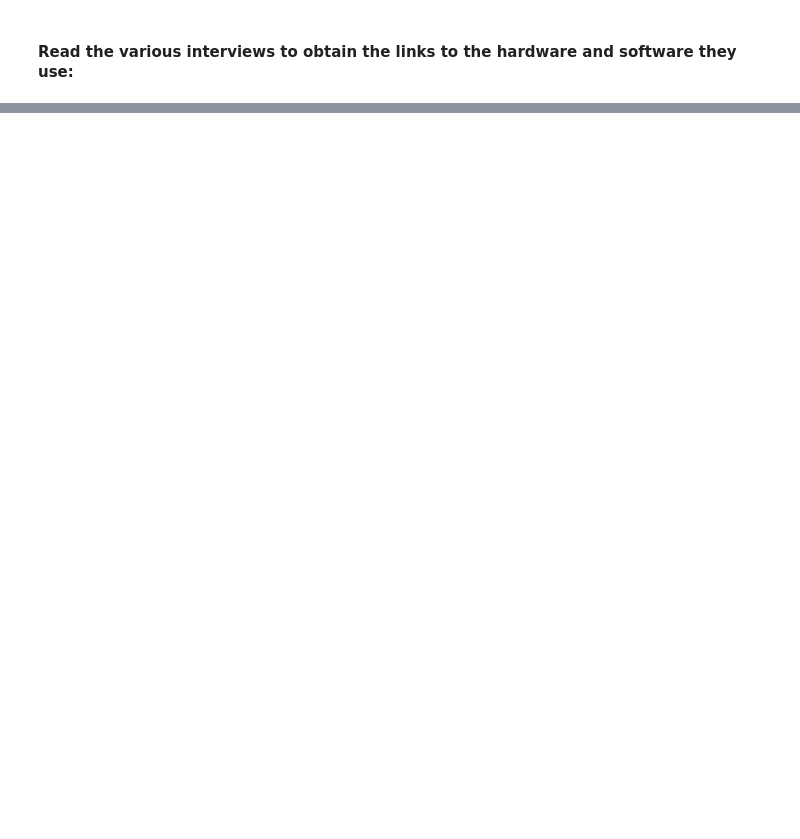
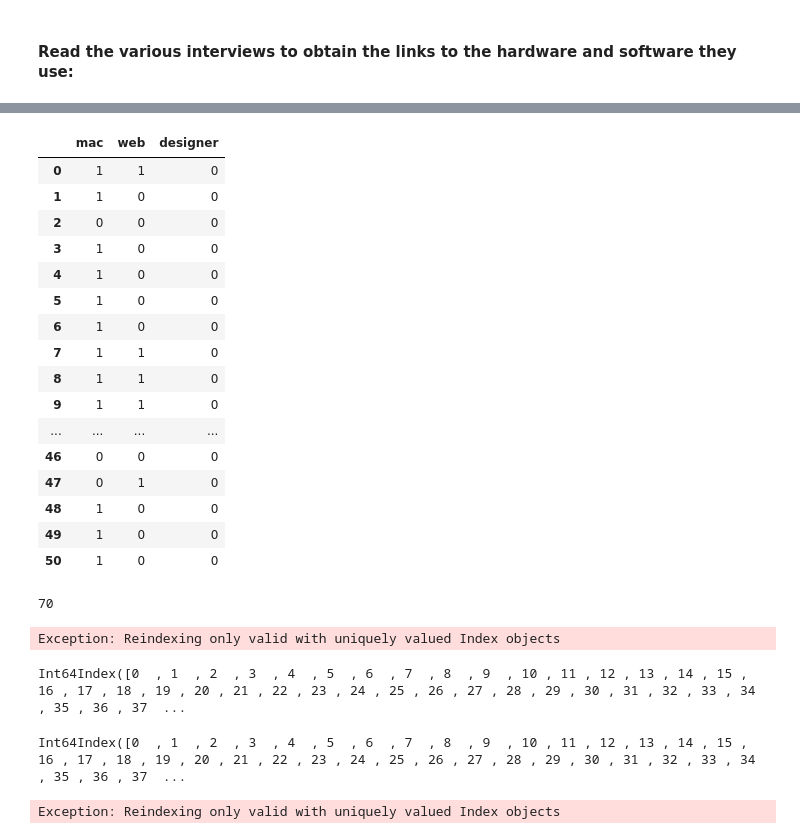
Before and after one commit to becomingGuru/usesthis_analysis, a Jupyter notebook: analysis.ipynb, the cells around one changed output, grey strips where cells are left out. Drawn from its saved outputs; the diff is of its cells as text; code cells hidden in the pictures; blank space fills up the shorter version.

```diff
--- a/analysis.ipynb
+++ b/analysis.ipynb
@@ -109,0 +166,6 @@ ps_wares.value_counts()[:15].plot(kind='bar')
+# %%
+all_cats = []
+for cat in interview_frame.categories:
+    all_cats.extend(cat)
+# %%
+unique_cats = set(all_cats)
@@ -109,0 +196,2 @@ ps_wares.value_counts()[:15].plot(kind='bar')
+# %%
+cats_frame = pd.DataFrame(np.zeros((len(interview_frame), len(unique_cats))), columns=unique_cats)
@@ -109,0 +218,43 @@ ps_wares.value_counts()[:15].plot(kind='bar')
+# %%
+for i,person_categories in enumerate(interview_frame.categories):
+    cats_frame.ix[i,person_categories]=1
+# %%
+cats_frame.ix[:50,['mac','web','designer']]
+# %% [output]
+|  | mac | web | designer |
+| 0 | 1 | 1 | 0 |
+| 1 | 1 | 0 | 0 |
+| 2 | 0 | 0 | 0 |
+| 3 | 1 | 0 | 0 |
+| 4 | 1 | 0 | 0 |
+| 5 | 1 | 0 | 0 |
+| 6 | 1 | 0 | 0 |
+| 7 | 1 | 1 | 0 |
+| 8 | 1 | 1 | 0 |
+| 9 | 1 | 1 | 0 |
+| ... | ... | ... | ... |
+| 46 | 0 | 0 | 0 |
+| 47 | 0 | 1 | 0 |
+| 48 | 1 | 0 | 0 |
+| 49 | 1 | 0 | 0 |
+| 50 | 1 | 0 | 0 |
+# %%
+len(cats_frame.columns)
+# %% [output]
+70
+# %%
+interview_wares_frame.join(cats_frame)
+# %% [output]
+Exception: Reindexing only valid with uniquely valued Index objects
+# %%
+interview_wares_frame.index
+# %% [output]
+Int64Index([0  , 1  , 2  , 3  , 4  , 5  , 6  , 7  , 8  , 9  , 10 , 11 , 12 , 13 , 14 , 15 , 16 , 17 , 18 , 19 , 20 , 21 , 22 , 23 , 24 , 25 , 26 , 27 , 28 , 29 , 30 , 31 , 32 , 33 , 34 , 35 , 36 , 37  ...
+# %%
+cats_frame.index
+# %% [output]
+Int64Index([0  , 1  , 2  , 3  , 4  , 5  , 6  , 7  , 8  , 9  , 10 , 11 , 12 , 13 , 14 , 15 , 16 , 17 , 18 , 19 , 20 , 21 , 22 , 23 , 24 , 25 , 26 , 27 , 28 , 29 , 30 , 31 , 32 , 33 , 34 , 35 , 36 , 37  ...
+# %%
+interview_wares_frame.join(cats_frame)
+# %% [output]
+Exception: Reindexing only valid with uniquely valued Index objects
```
Also changed, not shown: parts of 35 cells of this notebook, 1 other file.
